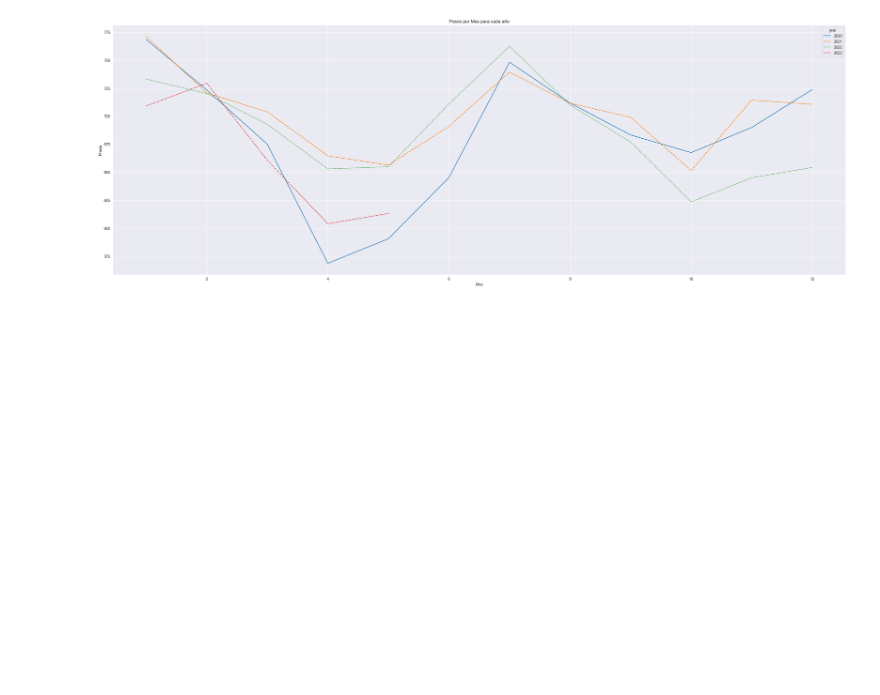
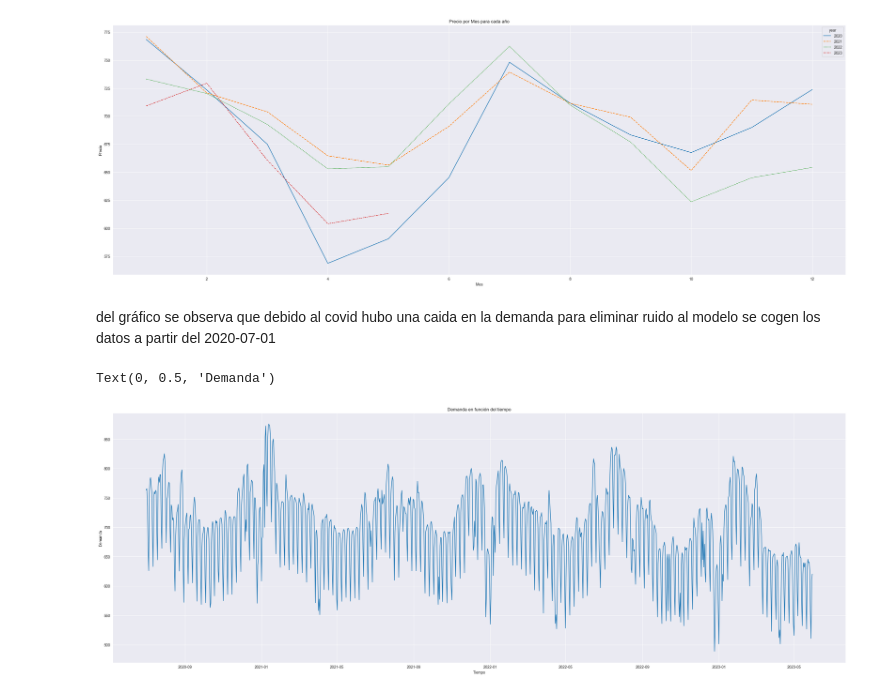
Before and after one commit to carolinariveraa/proyecto_final, a Jupyter notebook: predicciones.ipynb, the cells around one changed output. Drawn from its saved outputs; the diff is of its cells as text; code cells hidden in the pictures; blank space fills up the shorter version.

```diff
--- a/predicciones.ipynb
+++ b/predicciones.ipynb
@@ -871,3 +873,24 @@ plt.ylabel('Precio')
 plt.show()
 # %% [output]
 [figure]
+# %% [markdown]
+del gráfico se observa que debido al covid hubo una caida en la demanda
+para eliminar ruido al modelo se cogen los datos a partir del 2020-07-01
+# %%
+# Convertir la columna "Fecha" a tipo datetime si no está en ese formato
+demanda['Fecha'] = pd.to_datetime(demanda['Fecha'])
+
+# Filtrar el dataset a partir del mes 7 del año 2020
+demanda = demanda.query('Fecha >= "2020-07-01"')
+# %%
+sns.set_style("darkgrid")
+fig = plt.figure(figsize=(35,12))
+
+sns.lineplot(x=demanda['Fecha'], y=demanda['Demanda'])
+
+plt.title('Demanda en función del tiempo')
+plt.xlabel('Tiempo')
+plt.ylabel('Demanda')
+# %% [output]
+Text(0, 0.5, 'Demanda')
+[figure, added]
```
Also changed, not shown: parts of 12 cells of this notebook.
